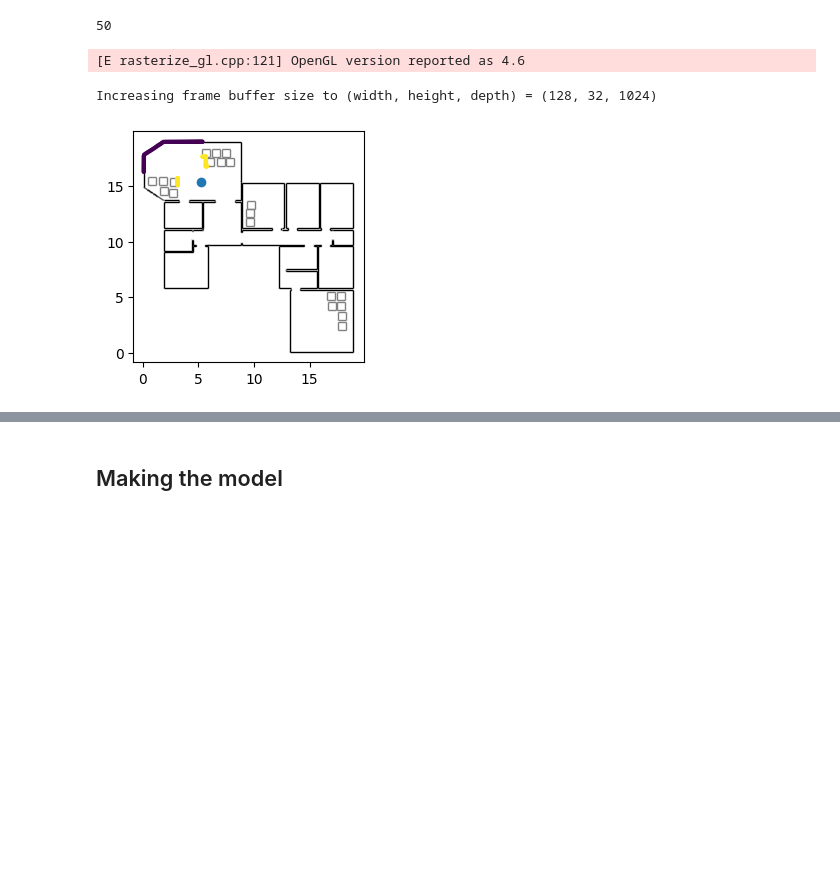
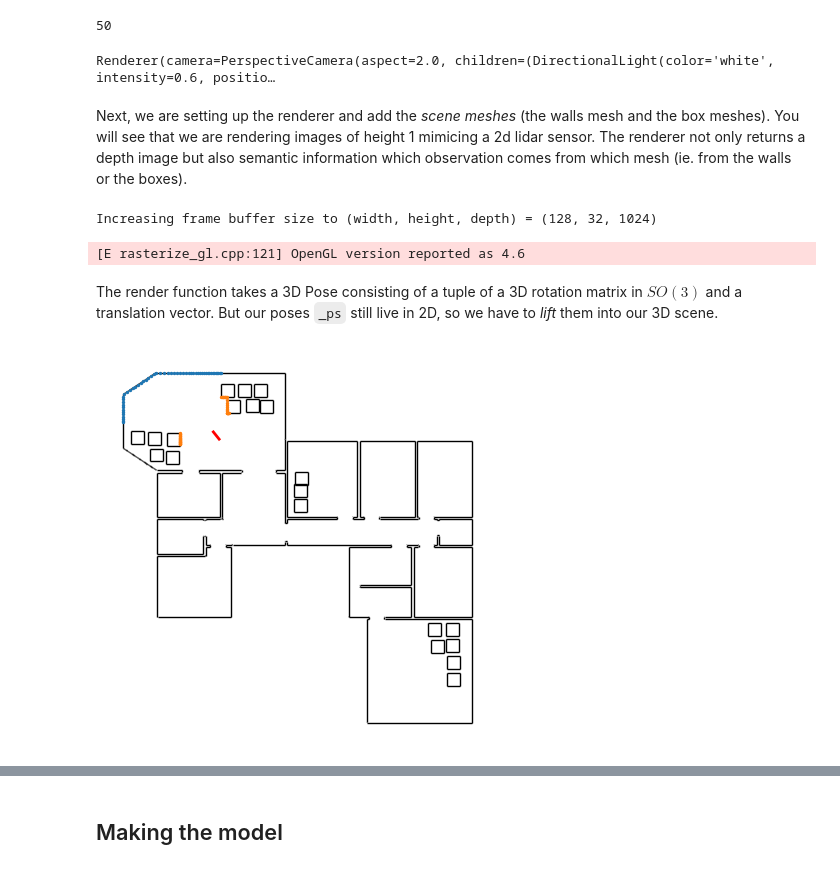
Before and after one commit to probcomp/chi-sight-mkl, a Jupyter notebook: notebooks/22 - Hierarchical Sensor Model - Teaching.ipynb, the cells around one changed output, grey strips where cells are left out. Saved outputs shown, nothing was run; the diff lists cells and outputs as text; code cells hidden in the pictures; blank space fills up the shorter version.

```diff
--- a/notebooks/22 - Hierarchical Sensor Model - Teaching.ipynb
+++ b/notebooks/22 - Hierarchical Sensor Model - Teaching.ipynb
@@ -46,8 +55,8 @@ _T
 # %% [output]
 50
 # %%
-# Create a 3d mesh from the 2d data and
-# create a scene for the renderer
+#|  Create a 3d mesh from the 2d data and
+#|  create a scene for the renderer
 box_mesh = trimesh.util.concatenate([trimesh_from_2d_segs(box) for box in _boxes.reshape(-1,4,4)])
 map_mesh = trimesh_from_2d_segs(_segs.reshape(-1,4))
 table = create_cuboid(20, 20, -0.1)
@@ -55,10 +64,24 @@ table = move_to_xy(table, *_center)
 map_mesh.vertices[:,2] -= 0.5
 box_mesh.vertices[:,2] -= 0.5
 table.vertices[:,2]    -= 0.5
+
+#|  Let's look at what we just created. But keep in mind that going forward
+#|  we are forgetting about the 3D structure here. This is really just
+#|  so we can take advantage of the performance of the 3D renderer.
+v = Viewer(width=800, cam_pos=(*(_center - jnp.array([0,25])),10), cam_look=np.array([*_center,0]), background="#eee", view_as="world")
+v.add_mesh(map_mesh.vertices, map_mesh.faces, c=np.array([.99,.99,.99]))
+v.add_mesh(box_mesh.vertices, box_mesh.faces, c=np.array([.99,.1,.1]))
+v.add_mesh(table.vertices, table.faces, c=np.array([1.,1.,1.]))
+display(v)
+# %% [output]
+Renderer(camera=PerspectiveCamera(aspect=2.0, children=(DirectionalLight(color='white', intensity=0.6, positio…
+# %% [markdown]
+Next, we are setting up the renderer and add the *scene meshes* (the walls mesh and the box meshes).
+You will see that we are rendering images of height 1 mimicing a 2d lidar sensor. The renderer not only returns a depth image but also semantic information which observation comes from which mesh (ie. from the walls or the boxes).
 # %%
-# Set up the renderer and
-# add the scene mesh (or map mesh)
-def make_render_function(meshes, w=100,h=1, fx=30, fy =30):
+#| Set up the renderer and add the scene mesh, i.e. add the map mesh and the box meshes.
+#| Note that we are rendering an image of height 1 mimicing a 2d lidar sensor.
+def make_render_function(meshes, w=100, h=1, fx=30, fy =30):
     """
     Create a render function from a list of meshes
     (and camera intrinsics).
@@ -74,8 +97,12 @@ def make_render_function(meshes, w=100,h=1, fx=30, fy =30):
         b3d.RENDERER.add_mesh(mesh, center_mesh=False)
 
 
-    def render(p, inds=[0,1]):
-        """Render an image from a fixed scene that this is closed over"""
+    def render(p:"3D Pose", inds=[0,1]):
+        """
+        Render a rendered image from a fixed scene that this is closed over.
+        The image is made up off 4 channels x,y,z, and
+        a "semantic layer" containing object ids.
+        """
         p_ = b3d.t3d.inverse_pose(p)
         X  = b3d.RENDERER.render(jnp.tile(p_, (len(inds),1,1)), jnp.array(inds))
         return X;
@@ -83,10 +110,15 @@ def make_render_function(meshes, w=100,h=1, fx=30, fy =30):
     return render
 
 
-render = make_render_function([map_mesh, box_mesh, table])
+# This is the render function we are going to use
+# for the remainder of the notebooks
+render = make_render_function([map_mesh, box_mesh, table]);
 # %% [output]
-[E rasterize_gl.cpp:121] OpenGL version reported as 4.6
+Increasing frame buffer size to (width, height, depth) = (128, 32, 1024)
-Increasing frame buffer size to (width, height, depth) = (128, 32, 1024)
+[E rasterize_gl.cpp:121] OpenGL version reported as 4.6
+# %% [markdown]
+The render function takes a 3D Pose consisting of a tuple of a 3D rotation matrix in $SO(3)$ and a translation vector.
+But our poses `_ps` still live in 2D, so we have to *lift* them into our 3D scene.
 # %%
 def lift_pose(v, z=0.0, pitch=0.0, roll=0.0):
     """Lifts a 2d pose veoctor (x1,x2,hd) to 3d"""
@@ -99,17 +131,24 @@ def lift_pose(v, z=0.0, pitch=0.0, roll=0.0):
 # %%
 t  = 40
 p  = _ps[t]
 X  = render(lift_pose(p), inds=[0,1])
-xs = X[0][:,[0,2]]
+xs = X[0,:,[0,2]].T
 xs = apply_2dpose(p, xs)
 
+# NOTE: The "semantic layer" should contain ints -- it's identities after all --
+#       but the returned `dtype` of the image is `float64`. To avoid numerical issues
+#       like having entries of the form `1.9999999` and not `2` we reduce the precision
+#       a bit
+is_outlier = X[0,:,3].astype(jnp.float16) == 2
 
 # ===========================
-plt.figure(figsize=(3,3))
+plt.figure(figsize=(5,5))
 plt.gca().set_aspect(1)
+plt.axis("off")
 plot_segs(_segs, c="k", zorder=-1)
-plot_segs(_boxes, c="gray", zorder=-1)
-plt.scatter(*_ps[t][:2], marker="o")
-plt.scatter(*xs.T,c=X[0,:,3], vmin=1, vmax=2, s=5)
+plot_segs(_boxes, c="k", zorder=-1)
+plot_pose(_ps[t], ax=plt.gca())
+plt.scatter(*xs[is_outlier==False].T, c="C0", s=2)
+plt.scatter(*xs[is_outlier== True].T, c="C1", s=2)
 # %% [output]
-[figure, old version]
+[figure, new version]
```
Also changed, not shown: parts of 59 cells of this notebook, 2 other files.
